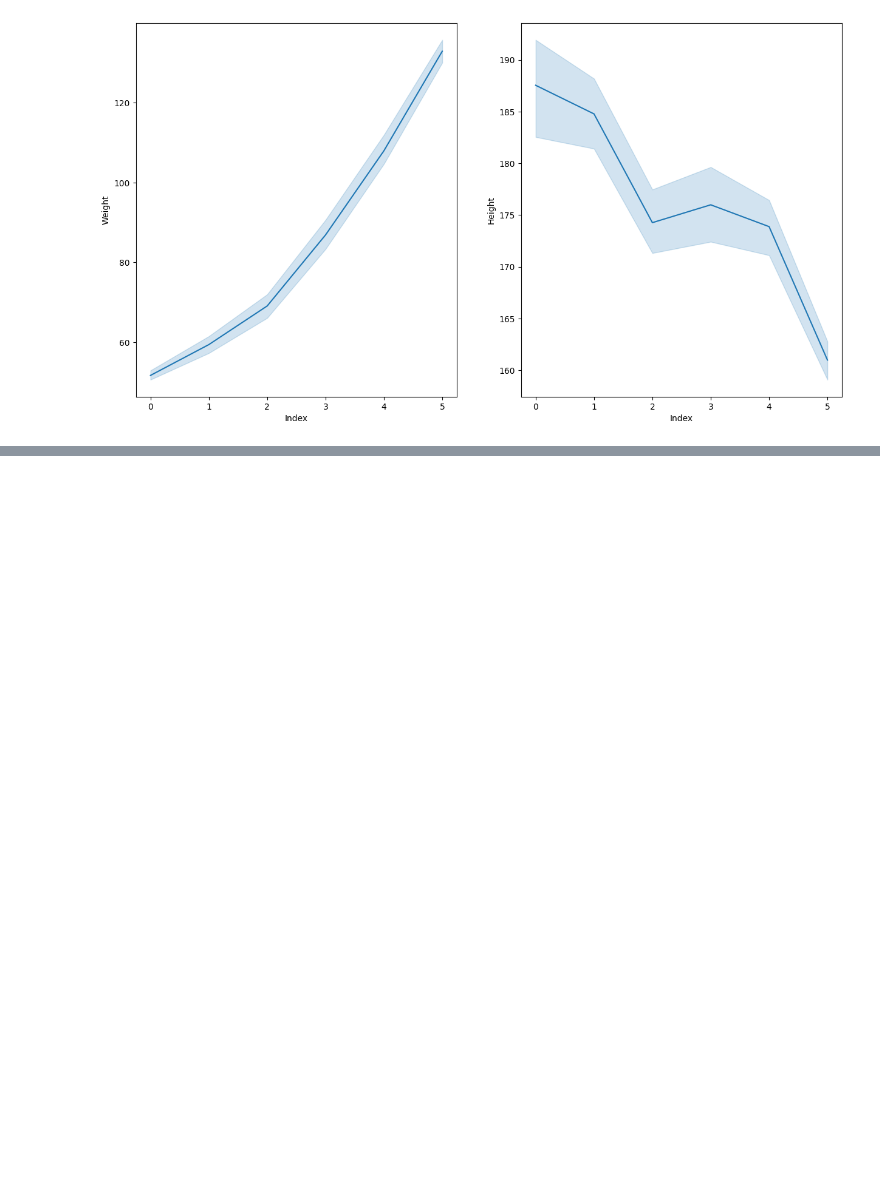
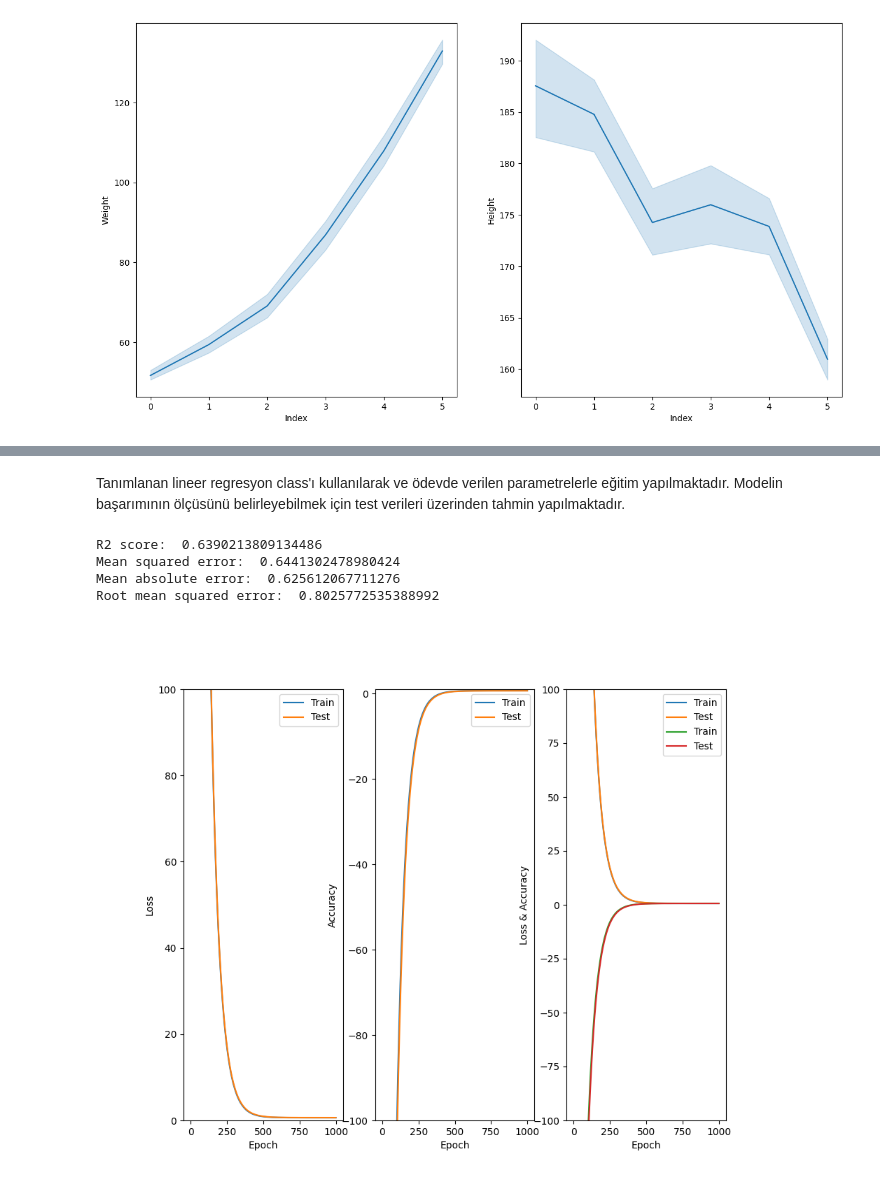
Before and after one commit to hasantann/YAP470, a Jupyter notebook: Ödev2/report.ipynb, the cells around one changed output, grey strips where cells are left out. Cells and saved outputs as stored; diff of their text form; code cells hidden in the pictures; blank space fills up the shorter version.

```diff
--- a/Ödev2/report.ipynb
+++ b/Ödev2/report.ipynb
@@ -66,0 +92,58 @@ print("F1 Score:", f1_score(y_test, predictions, average='macro')) """
+# %% [markdown]
+Tanımlanan lineer regresyon class'ı kullanılarak ve ödevde verilen parametrelerle eğitim yapılmaktadır. Modelin başarımının ölçüsünü belirleyebilmek için test verileri üzerinden tahmin yapılmaktadır.
+# %%
+lr = LinearRegression(learning_rate=0.000005, num_epochs=1000)
+lr.fit(height, weight, y_train)
+new_height = [row[0]for row in X_test]
+new_weight = [row[1]for row in X_test]
+y_pred = lr.predict(new_height, new_weight)
+print("R2 score: ", r2_score(y_test, y_pred))
+print("Mean squared error: ", mean_squared_error(y_test, y_pred))
+print("Mean absolute error: ", mean_absolute_error(y_test, y_pred))
+print("Root mean squared error: ", np.sqrt(mean_squared_error(y_test, y_pred)))
+# %% [output]
+R2 score:  0.6390213809134486
+Mean squared error:  0.6441302478980424
+Mean absolute error:  0.625612067711276
+Root mean squared error:  0.8025772535388992
+# %%
+loss_train = []
+accuracy_train = []
+loss_test = []
+accuracy_test = []
+for i in range(1000):
+    lr = LinearRegression(learning_rate=0.000005, num_epochs=i)
+    lr.fit(height, weight, y_train)
+    new_height = [row[0]for row in X_test]
+    new_weight = [row[1]for row in X_test]
+    y_pred_test = lr.predict(new_height, new_weight)
+    y_pred_train = lr.predict(height, weight)
+    loss_train.append(mean_squared_error(y_train, y_pred_train))
+    accuracy_train.append(r2_score(y_train, y_pred_train))
+    loss_test.append(mean_squared_error(y_test, y_pred_test))
+    accuracy_test.append(r2_score(y_test, y_pred_test))
+# %%
+fig, ax= plt.subplots(1,3, figsize=(10,8))
+ax[0].plot(range(1000), loss_train, label='Train')
+ax[0].plot(range(1000), loss_test, label='Test')
+ax[0].set_ylim([0, 100])
+ax[0].set_xlabel('Epoch')
+ax[0].set_ylabel('Loss')
+ax[0].legend()
+ax[1].plot(range(1000), accuracy_train, label='Train')
+ax[1].plot(range(1000), accuracy_test, label='Test')
+ax[1].set_ylim([-100, 1])
+ax[1].set_xlabel('Epoch')
+ax[1].set_ylabel('Accuracy')
+ax[1].legend()
+ax[2].plot(range(1000), loss_train, label='Train')
+ax[2].plot(range(1000), loss_test, label='Test')
+ax[2].plot(range(1000), accuracy_train, label='Train')
+ax[2].plot(range(1000), accuracy_test, label='Test')
+ax[2].set_ylim([-100, 100])
+ax[2].set_xlabel('Epoch')
+ax[2].set_ylabel('Loss & Accuracy')
+ax[2].legend()
+plt.show()
+# %% [output]
+[figure, added]
```
Also changed, not shown: parts of 9 cells of this notebook, 1 other file.
